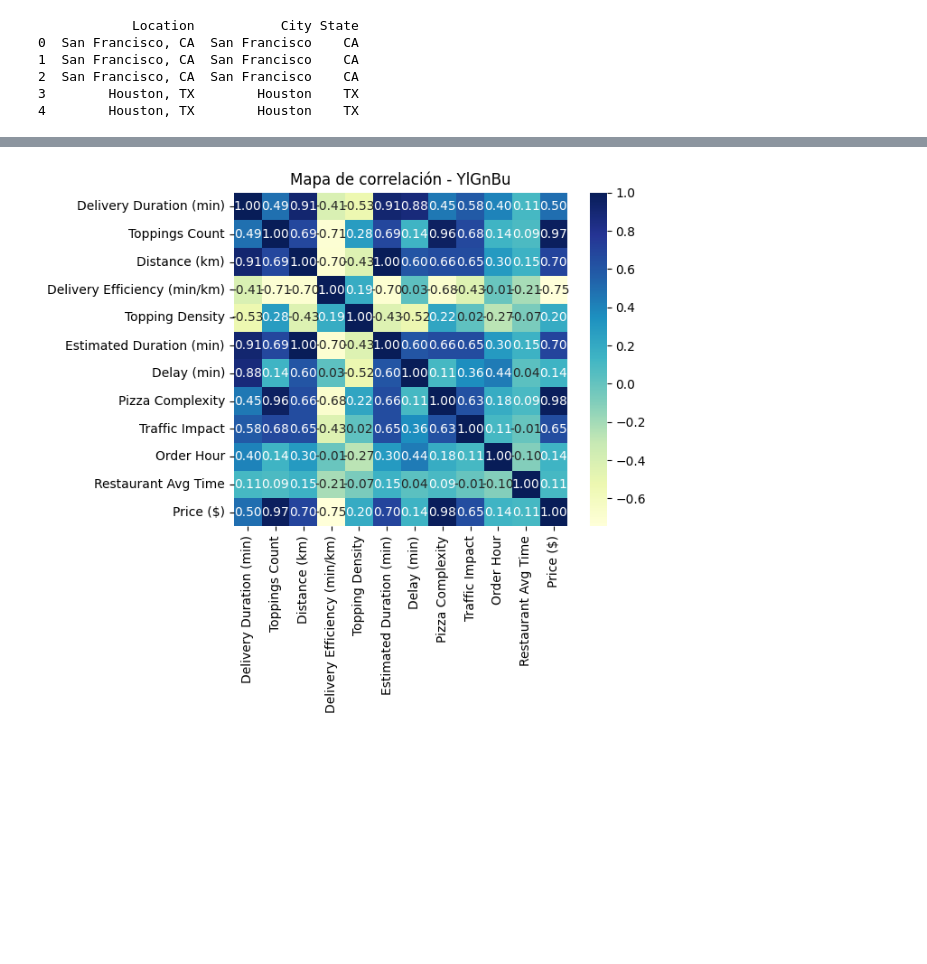
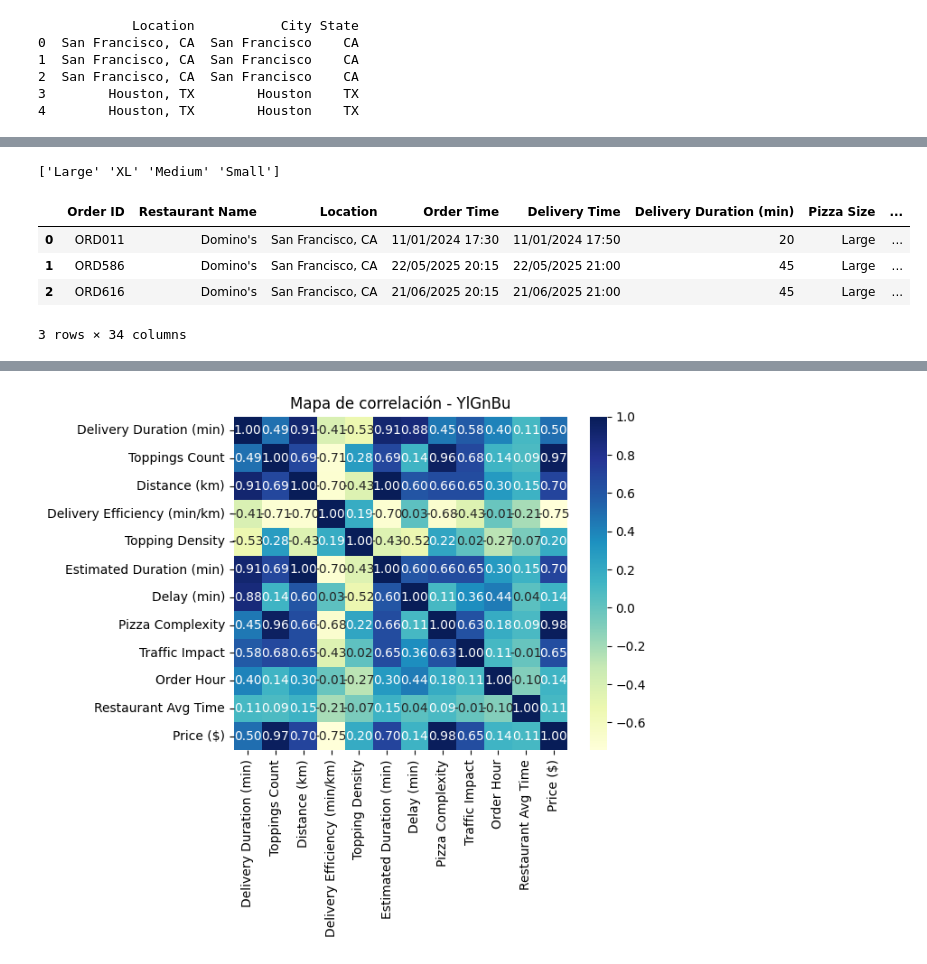
Before and after one commit to sfdatade/Pizza_Sales, a Jupyter notebook: Pizza_Sales_EDA.ipynb, the cells around one changed output, grey strips where cells are left out. Drawn from its saved outputs; the diff is of its cells as text; code cells hidden in the pictures; blank space fills up the shorter version.

```diff
--- a/Pizza_Sales_EDA.ipynb
+++ b/Pizza_Sales_EDA.ipynb
@@ -221,0 +289,12 @@ print(df[['Location', 'City', 'State']].head())
+# %%
+print(df['Pizza Size'].unique())
+# %% [output]
+['Large' 'XL' 'Medium' 'Small']
+# %%
+df.head(3)
+# %% [output]
+|  | Order ID | Restaurant Name | Location | Order Time | Delivery Time | Delivery Duration (min) | Pizza Size | ... |
+| 0 | ORD011 | Domino's | San Francisco, CA | 11/01/2024 17:30 | 11/01/2024 17:50 | 20 | Large | ... |
+| 1 | ORD586 | Domino's | San Francisco, CA | 22/05/2025 20:15 | 22/05/2025 21:00 | 45 | Large | ... |
+| 2 | ORD616 | Domino's | San Francisco, CA | 21/06/2025 20:15 | 21/06/2025 21:00 | 45 | Large | ... |
+3 rows × 34 columns
```
Also changed, not shown: parts of 8 cells of this notebook, 3 other files.
